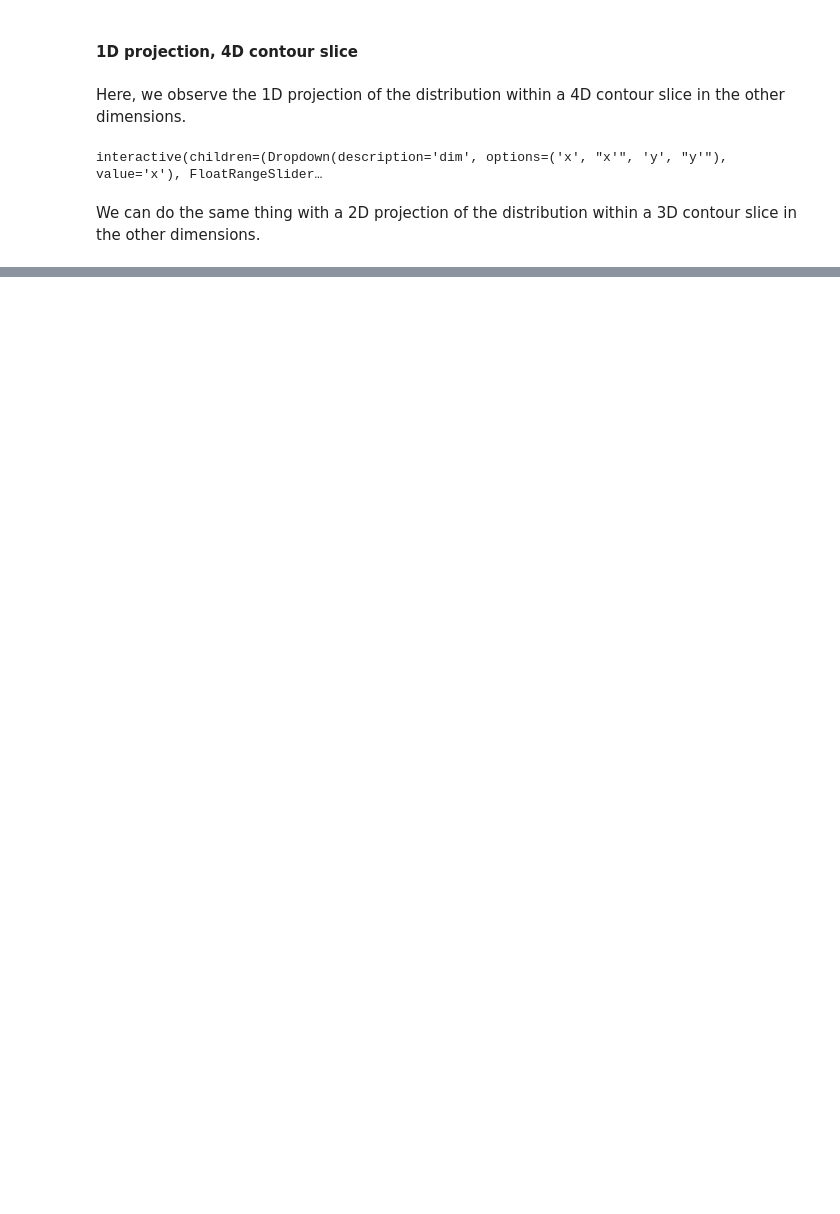
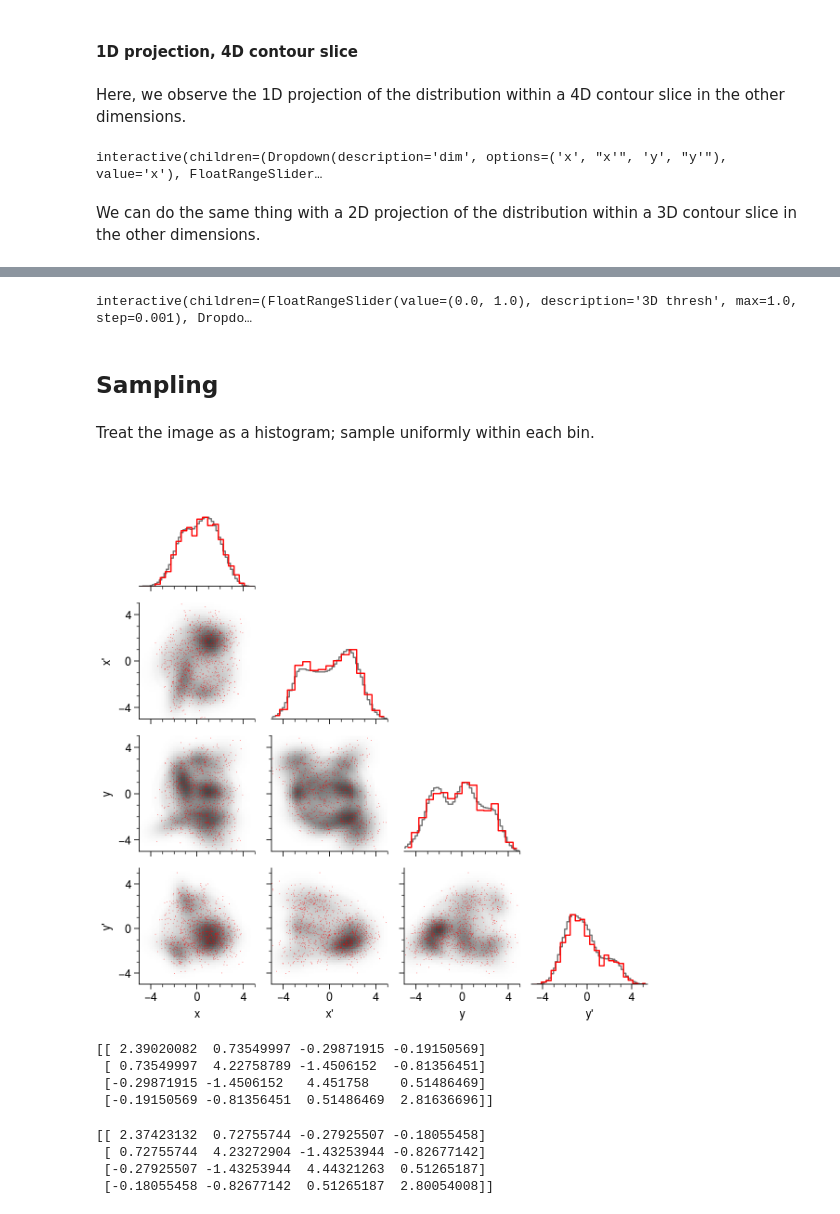
Before and after one commit to austin-hoover/ps-dist, a Jupyter notebook: examples/examples_image.ipynb, the cells around one changed output, grey strips where cells are left out. Saved outputs shown, nothing was run; the diff lists cells and outputs as text; code cells hidden in the pictures; blank space fills up the shorter version.

```diff
--- a/examples/examples_image.ipynb
+++ b/examples/examples_image.ipynb
@@ -197,0 +155,60 @@ interactive(children=(FloatRangeSlider(value=(0.0, 1.0), description='3D thresh'
+# %%
+@interact(
+    dim1=widgets.Dropdown(options=dims, value=dims[0]),
+    dim2=widgets.Dropdown(options=dims, value=dims[1]),
+    levels=widgets.FloatRangeSlider(
+        description='3D thresh', min=0.0, max=1.0, value=(0.0, 1.0), step=0.001,
+        readback_format='.3f',
+    ),
+    log=False,
+)
+def update(levels, dim1, dim2, log, **plot_kws):
+    if dim1 == dim2:
+        return
+    axis = (dims.index(dim1), dims.index(dim2))
+    lmin, lmax = levels
+    proj = psi.project2d_contour(f, axis=axis, lmin=lmin, lmax=lmax)
+
+    fig, ax = pplt.subplots()
+    plot_kws['norm'] = 'log' if log else None
+    plot_kws.setdefault('thresh', 10.0**-3.0)
+    plot_kws.setdefault('thresh_type', 'frac')
+    plot_kws.setdefault('colorbar', True)
+    plot_kws.setdefault('profx', True)
+    plot_kws.setdefault('profy', True)
+    plot_kws.setdefault('floor', 1.0 if log else None)
+    ax.format(xlabel=dims[axis[0]], ylabel=dims[axis[1]])
+    psp.image(proj, x=coords[axis[0]], y=coords[axis[1]], ax=ax, colorbar=True)
+    ax.format(xlim=sorted(ax.get_xlim()))
+    plt.show()
+# %% [output]
+interactive(children=(FloatRangeSlider(value=(0.0, 1.0), description='3D thresh', max=1.0, step=0.001), Dropdo…
+# %% [markdown]
+## Sampling
+# %% [markdown]
+Treat the image as a histogram; sample uniformly within each bin.
+# %%
+X = psi.sample_grid(f, coords, samples=1000)
+# %%
+cmap = pplt.Colormap('mono', left=0.0, right=0.7)
+
+axs = psp.corner(
+    data=f,
+    coords=coords,
+    diag_kind='step',
+    prof=False,
+    labels=dims,
+    cmap=cmap,
+    diag_kws=dict(color=cmap(0.75))
+)
+color = 'red'
+psp.corner(
+    data=X,
+    axes=axs,
+    kind='scatter',
+    diag_kws=dict(color=color),
+    s=1, color=color,
+)
+plt.show()
+# %% [output]
+[figure, added]
@@ -197,0 +217,16 @@ interactive(children=(FloatRangeSlider(value=(0.0, 1.0), description='3D thresh'
+# %%
+Sigma_image = psi.cov(f, coords)
+print(Sigma_image)
+# %% [output]
+[[ 2.39020082  0.73549997 -0.29871915 -0.19150569]
+ [ 0.73549997  4.22758789 -1.4506152  -0.81356451]
+ [-0.29871915 -1.4506152   4.451758    0.51486469]
+ [-0.19150569 -0.81356451  0.51486469  2.81636696]]
+# %%
+Sigma_bunch = np.cov(X.T)
+print(Sigma_bunch)
+# %% [output]
+[[ 2.37423132  0.72755744 -0.27925507 -0.18055458]
+ [ 0.72755744  4.23272904 -1.43253944 -0.82677142]
+ [-0.27925507 -1.43253944  4.44321263  0.51265187]
+ [-0.18055458 -0.82677142  0.51265187  2.80054008]]
```
Also changed, not shown: parts of 12 cells of this notebook.
